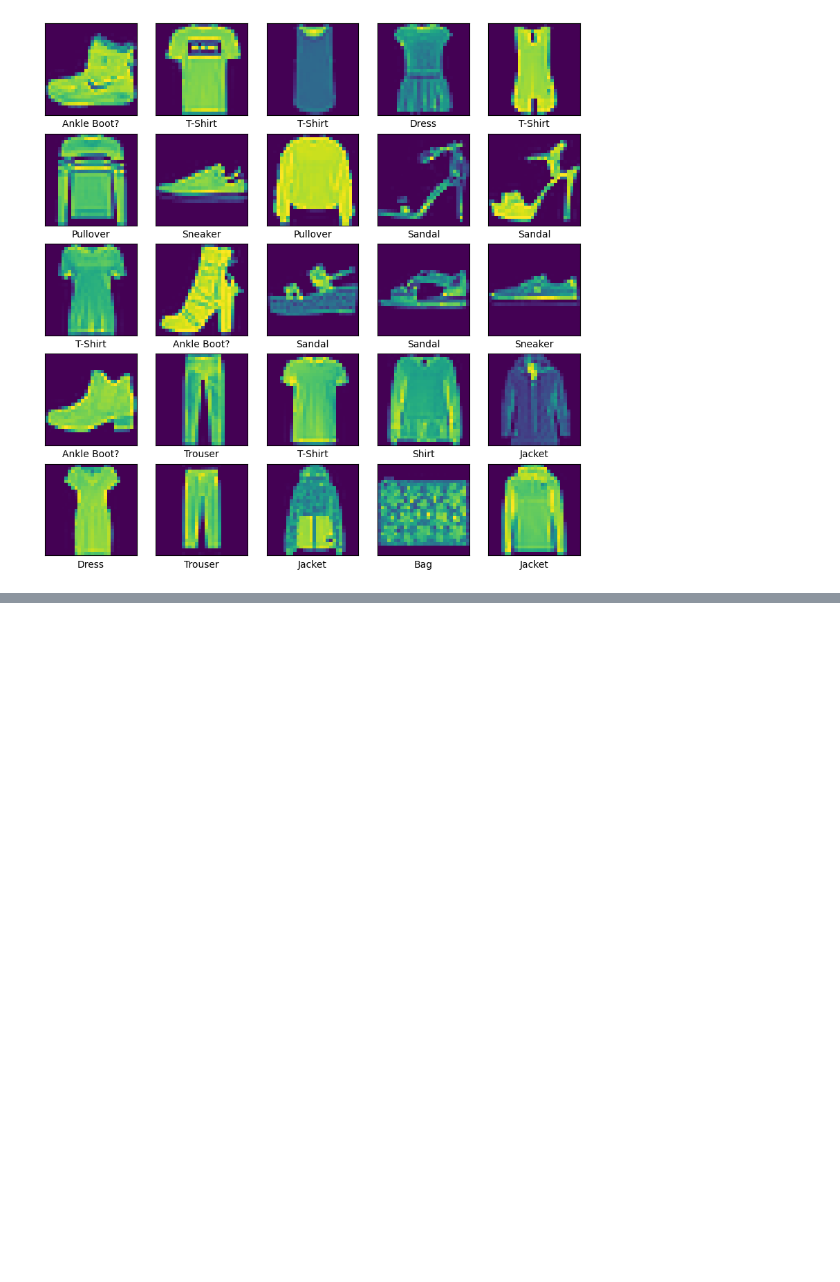
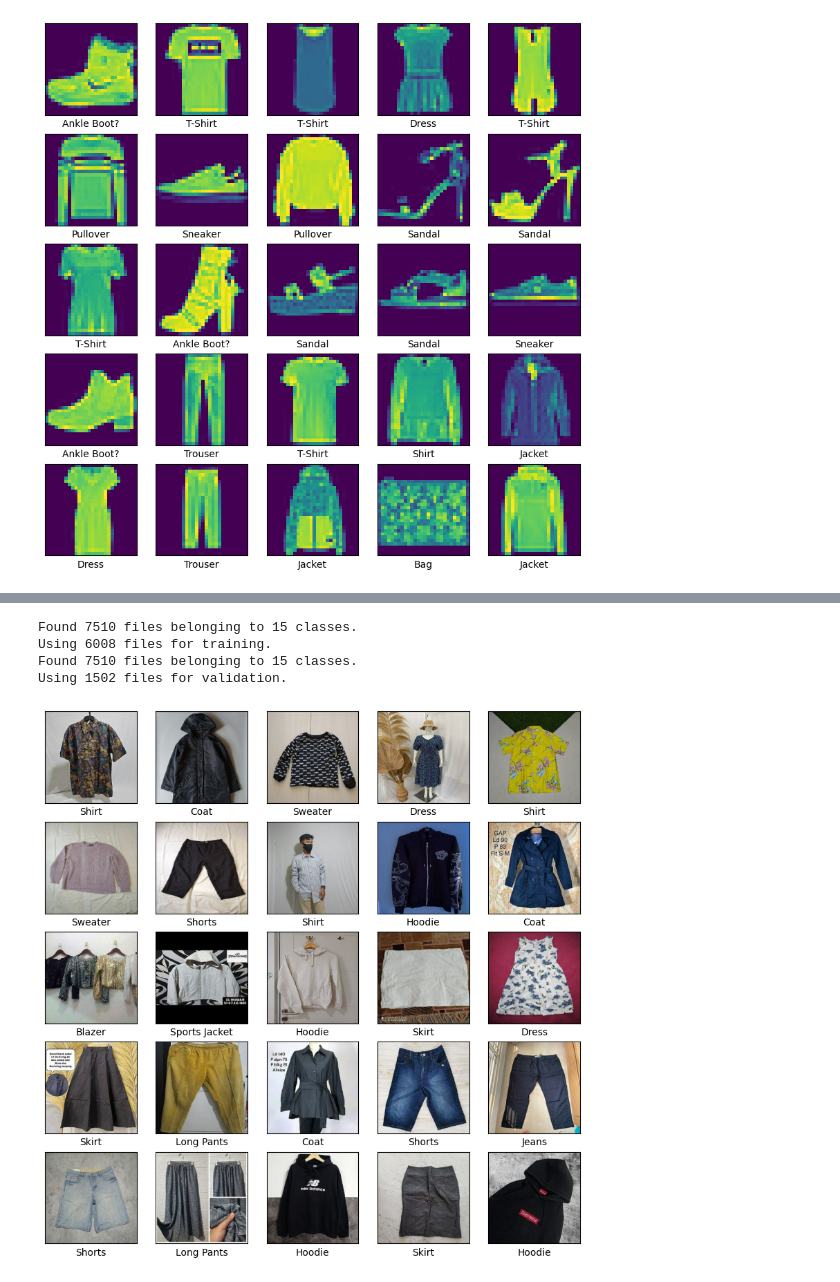
Before and after one commit to jarrelg/ENDG-511-Final-Project, a Jupyter notebook: ENDG_511_Final_Project_Fayez_&_Jarrel.ipynb, the cells around one changed output, grey strips where cells are left out. Saved outputs shown, nothing was run; the diff lists cells and outputs as text; code cells hidden in the pictures; blank space fills up the shorter version.

Commit message:
Added in the new dataset, training and class division is still pending

```diff
--- a/ENDG_511_Final_Project_Fayez_&_Jarrel.ipynb
+++ b/ENDG_511_Final_Project_Fayez_&_Jarrel.ipynb
@@ -72,0 +128,63 @@ plt.show()
+# %%
+import tensorflow as tf
+import tensorflow_datasets as tfds
+import matplotlib.pyplot as plt
+import os
+from tensorflow.keras import layers, models
+from tensorflow.keras.preprocessing import image_dataset_from_directory
+
+# Mount Google Drive
+#from google.colab import drive
+
+#drive.mount('/content/drive')
+
+# Define dataset directory
+data_dir = '/content/drive/MyDrive/511projectdata/Clothes_Dataset'
+
+# Define class names
+class_names = ['Blazer', 'Coat', 'Denim Jacket', 'Dress', 'Hoodie', 'Jacket', 'Jeans', 'Long Pants', 'Polo', 'Shirt', 'Shorts', 'Skirt', 'Sports Jacket', 'Sweater', 'T-shirt']
+
+# Load dataset using image_dataset_from_directory
+batch_size = 32
+img_size = (224, 224)
+
+train_dataset = image_dataset_from_directory(
+    data_dir,
+    validation_split=0.2,
+    subset="training",
+    seed=123,
+    image_size=img_size,
+    batch_size=batch_size
+)
+
+val_dataset = image_dataset_from_directory(
+    data_dir,
+    validation_split=0.2,
+    subset="validation",
+    seed=123,
+    image_size=img_size,
+    batch_size=batch_size
+)
+
+# Normalize pixel values
+normalization_layer = layers.Rescaling(1./255)
+train_dataset = train_dataset.map(lambda x, y: (normalization_layer(x), y))
+val_dataset = val_dataset.map(lambda x, y: (normalization_layer(x), y))
+
+# Visualize training images
+plt.figure(figsize=(10, 10))
+for images, labels in train_dataset.take(1):
+    for i in range(25):
+        plt.subplot(5, 5, i + 1)
+        plt.xticks([])
+        plt.yticks([])
+        plt.grid(False)
+        plt.imshow(images[i].numpy())
+        plt.xlabel(class_names[labels[i].numpy()])
+plt.show()
+# %% [output]
+Found 7510 files belonging to 15 classes.
+Using 6008 files for training.
+Found 7510 files belonging to 15 classes.
+Using 1502 files for validation.
+[figure, added]
```
Also changed, not shown: parts of 7 cells of this notebook.
